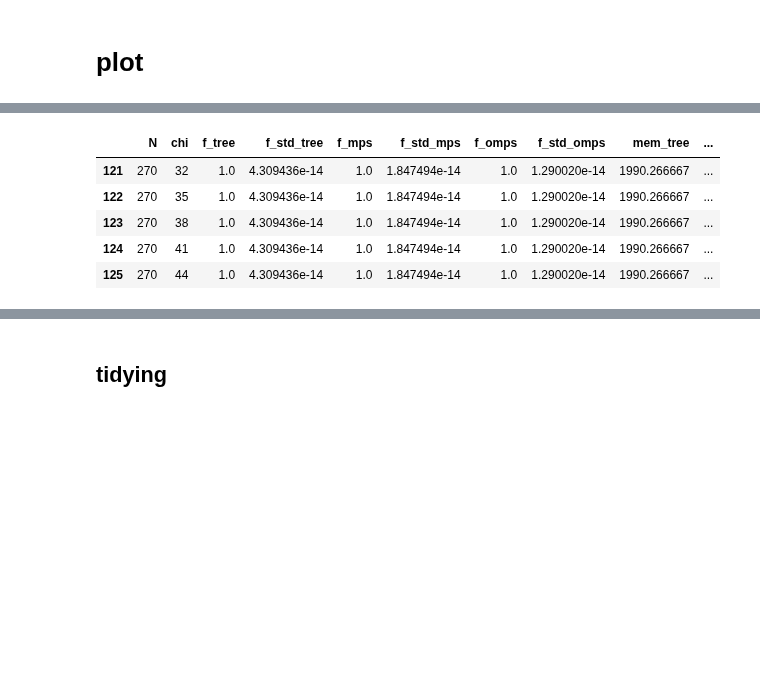
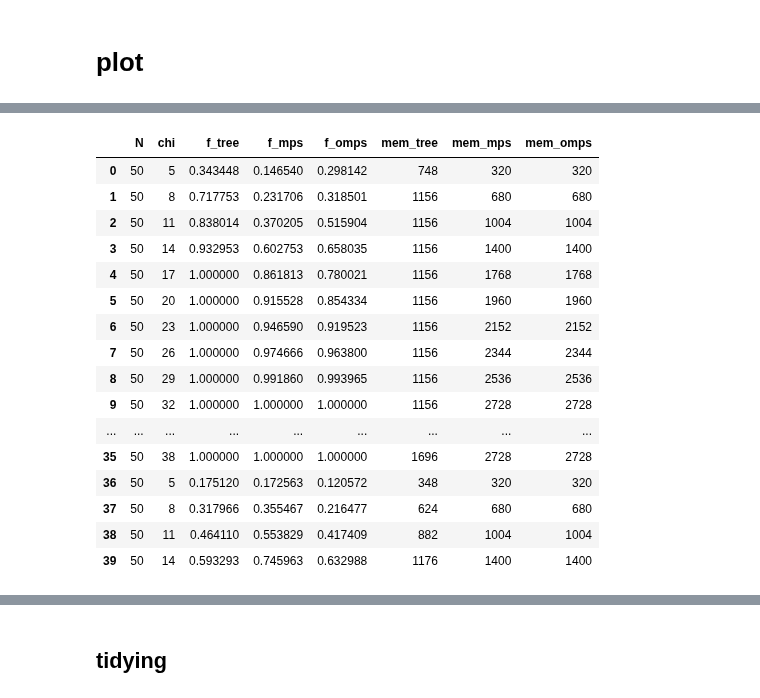
Before and after one commit to quantum-brutus/Tensor_Networks_topology, a Jupyter notebook: mps_ordering/mps_ordering.ipynb, the cells around one changed output, grey strips where cells are left out. Drawn from its saved outputs; the diff is of its cells as text; code cells hidden in the pictures; blank space fills up the shorter version.

```diff
--- a/mps_ordering/mps_ordering.ipynb
+++ b/mps_ordering/mps_ordering.ipynb
@@ -245,4 +367,4 @@ df_results.to_csv('results_df.csv')
 # %%
 df_results = pd.read_csv('results_df_10qb_20moy_chi_1-50-3_N_30-300-30.csv')
 # %%
-pd.read_csv('results_df.csv')
+df_results = pd.read_csv('results_df_big.csv')
@@ -263,12 +371,23 @@ pd.read_csv('results_df.csv')
 # %%
-df_results.tail()
+df_results[0:40]
 # %% [output]
-|  | N | chi | f_tree | f_std_tree | f_mps | f_std_mps | f_omps | f_std_omps | mem_tree | ... |
-| 121 | 270 | 32 | 1.0 | 4.309436e-14 | 1.0 | 1.847494e-14 | 1.0 | 1.290020e-14 | 1990.266667 | ... |
-| 122 | 270 | 35 | 1.0 | 4.309436e-14 | 1.0 | 1.847494e-14 | 1.0 | 1.290020e-14 | 1990.266667 | ... |
-| 123 | 270 | 38 | 1.0 | 4.309436e-14 | 1.0 | 1.847494e-14 | 1.0 | 1.290020e-14 | 1990.266667 | ... |
-| 124 | 270 | 41 | 1.0 | 4.309436e-14 | 1.0 | 1.847494e-14 | 1.0 | 1.290020e-14 | 1990.266667 | ... |
-| 125 | 270 | 44 | 1.0 | 4.309436e-14 | 1.0 | 1.847494e-14 | 1.0 | 1.290020e-14 | 1990.266667 | ... |
+|  | N | chi | f_tree | f_mps | f_omps | mem_tree | mem_mps | mem_omps |
+| 0 | 50 | 5 | 0.343448 | 0.146540 | 0.298142 | 748 | 320 | 320 |
+| 1 | 50 | 8 | 0.717753 | 0.231706 | 0.318501 | 1156 | 680 | 680 |
+| 2 | 50 | 11 | 0.838014 | 0.370205 | 0.515904 | 1156 | 1004 | 1004 |
+| 3 | 50 | 14 | 0.932953 | 0.602753 | 0.658035 | 1156 | 1400 | 1400 |
+| 4 | 50 | 17 | 1.000000 | 0.861813 | 0.780021 | 1156 | 1768 | 1768 |
+| 5 | 50 | 20 | 1.000000 | 0.915528 | 0.854334 | 1156 | 1960 | 1960 |
+| 6 | 50 | 23 | 1.000000 | 0.946590 | 0.919523 | 1156 | 2152 | 2152 |
+| 7 | 50 | 26 | 1.000000 | 0.974666 | 0.963800 | 1156 | 2344 | 2344 |
+| 8 | 50 | 29 | 1.000000 | 0.991860 | 0.993965 | 1156 | 2536 | 2536 |
+| 9 | 50 | 32 | 1.000000 | 1.000000 | 1.000000 | 1156 | 2728 | 2728 |
+| ... | ... | ... | ... | ... | ... | ... | ... | ... |
+| 35 | 50 | 38 | 1.000000 | 1.000000 | 1.000000 | 1696 | 2728 | 2728 |
+| 36 | 50 | 5 | 0.175120 | 0.172563 | 0.120572 | 348 | 320 | 320 |
+| 37 | 50 | 8 | 0.317966 | 0.355467 | 0.216477 | 624 | 680 | 680 |
+| 38 | 50 | 11 | 0.464110 | 0.553829 | 0.417409 | 882 | 1004 | 1004 |
+| 39 | 50 | 14 | 0.593293 | 0.745963 | 0.632988 | 1176 | 1400 | 1400 |
 # %%
 # N,CHI,RES_tree,RES_mps,RES_omps,MEM_tree,MEM_mps,MEM_omps = zip(*results)
 
```
Also changed, not shown: parts of 21 cells of this notebook.
